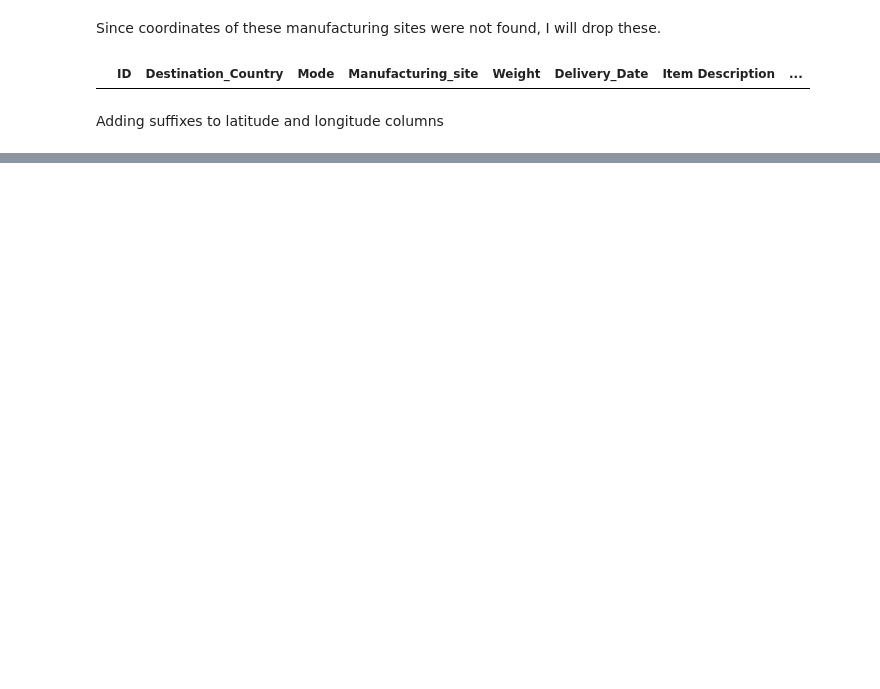
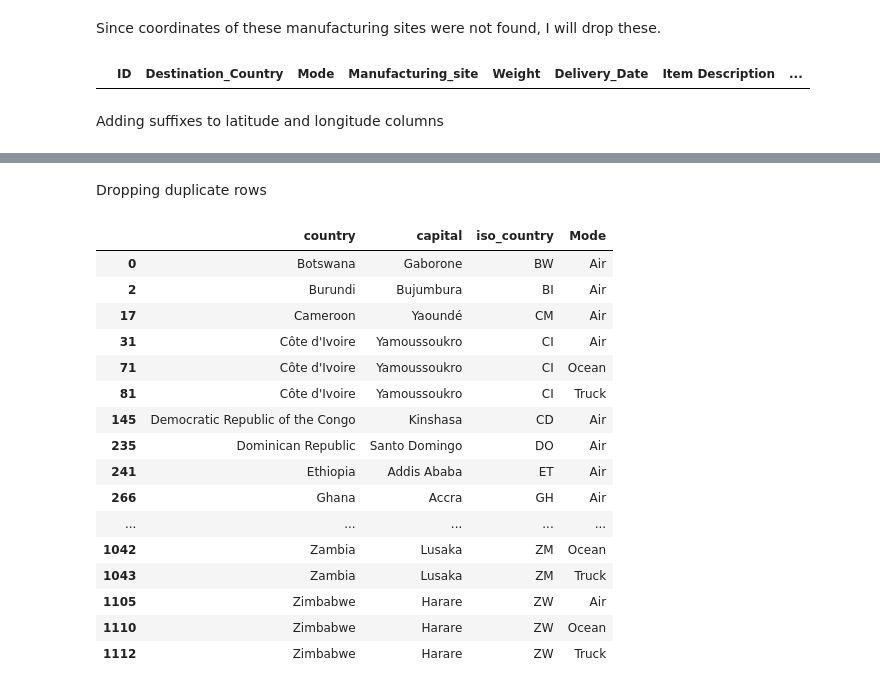
Before and after one commit to nakulBageja/Pharma-Scope-3, a Jupyter notebook: Scope_3.ipynb, the cells around one changed output, grey strips where cells are left out. Drawn from its saved outputs; the diff is of its cells as text; code cells hidden in the pictures; blank space fills up the shorter version.

Commit message:
Addition of capital list of each country

```diff
--- a/Scope_3.ipynb
+++ b/Scope_3.ipynb
@@ -461,0 +445,3 @@ memory usage: 92.9+ KB
+# %%
+# Getting ISO_2 codes for each country
+final_df['destination_iso_country'] = coco.convert(final_df['Destination_Country'],to='ISO2', not_found=None)
@@ -461,0 +450,4 @@ memory usage: 92.9+ KB
+# %%
+country_capital = pd.read_csv('Data/country-capital-list.csv')
+country_capital.drop(columns=['type'],axis=1,inplace=True)
+country_capital['iso_country'] = coco.convert(country_capital['country'],to='ISO2', not_found=None)
@@ -461,0 +467,2 @@ memory usage: 92.9+ KB
+# %%
+destination_locations = country_capital.merge(final_df[['Mode','destination_iso_country']],right_on='destination_iso_country',left_on='iso_country').drop(columns=['destination_iso_country'])
@@ -461,0 +485,24 @@ memory usage: 92.9+ KB
+# %% [markdown]
+Dropping duplicate rows
+# %%
+destination_locations.drop_duplicates(inplace=True)
+# %%
+destination_locations
+# %% [output]
+|  | country | capital | iso_country | Mode |
+| 0 | Botswana | Gaborone | BW | Air |
+| 2 | Burundi | Bujumbura | BI | Air |
+| 17 | Cameroon | Yaoundé | CM | Air |
+| 31 | Côte d'Ivoire | Yamoussoukro | CI | Air |
+| 71 | Côte d'Ivoire | Yamoussoukro | CI | Ocean |
+| 81 | Côte d'Ivoire | Yamoussoukro | CI | Truck |
+| 145 | Democratic Republic of the Congo | Kinshasa | CD | Air |
+| 235 | Dominican Republic | Santo Domingo | DO | Air |
+| 241 | Ethiopia | Addis Ababa | ET | Air |
+| 266 | Ghana | Accra | GH | Air |
+| ... | ... | ... | ... | ... |
+| 1042 | Zambia | Lusaka | ZM | Ocean |
+| 1043 | Zambia | Lusaka | ZM | Truck |
+| 1105 | Zimbabwe | Harare | ZW | Air |
+| 1110 | Zimbabwe | Harare | ZW | Ocean |
+| 1112 | Zimbabwe | Harare | ZW | Truck |
```
Also changed, not shown: parts of 19 cells of this notebook, 3 other files.
